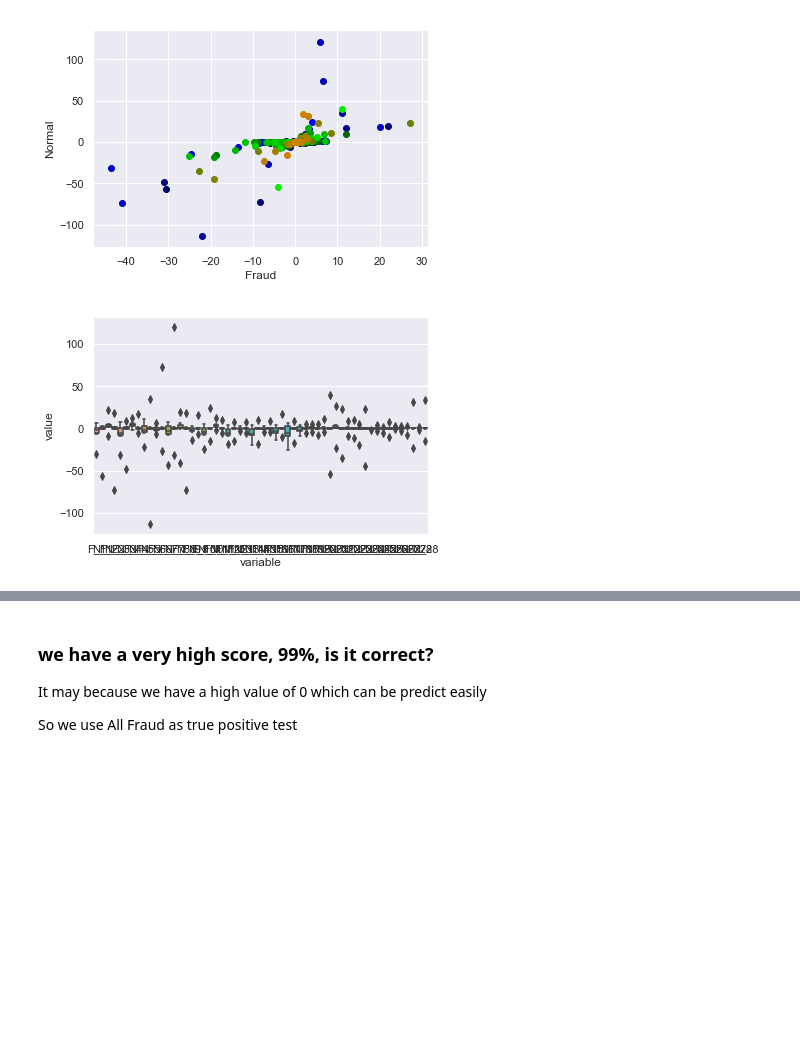
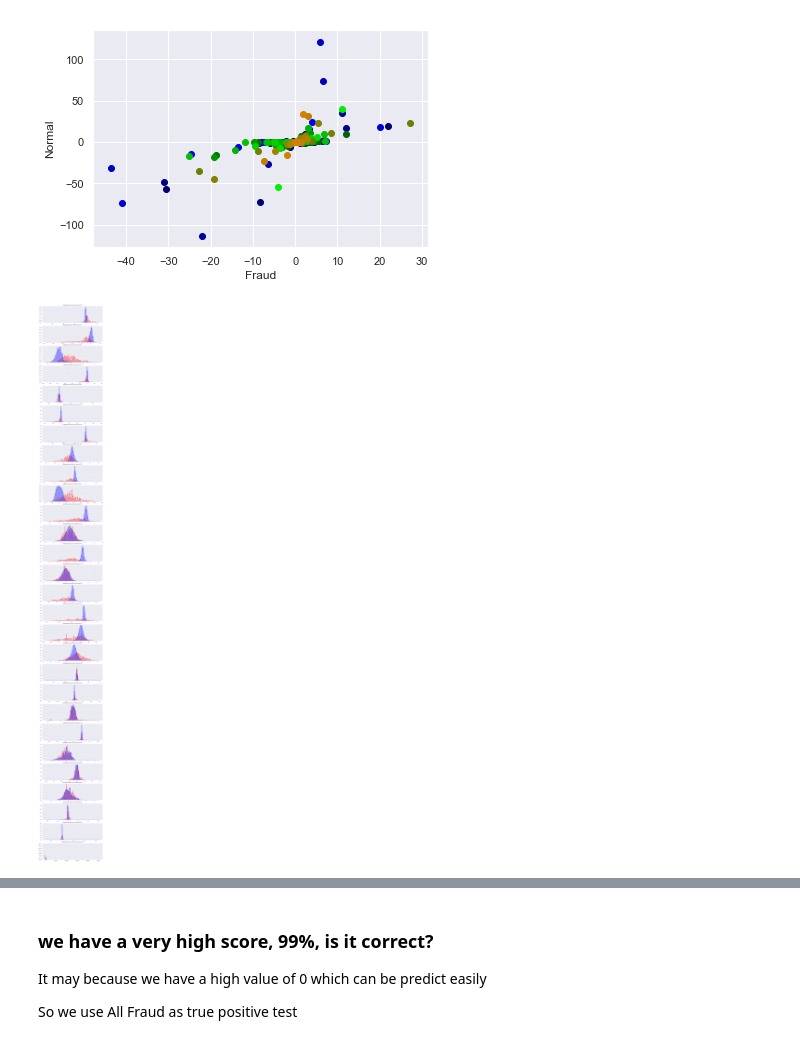
Before and after one commit to wcheungnet/creditCardFaurdDetection, a Jupyter notebook: hw3.ipynb, the cells around one changed output, grey strips where cells are left out. Drawn from its saved outputs; the diff is of its cells as text; code cells hidden in the pictures; blank space fills up the shorter version.

```diff
--- a/hw3.ipynb
+++ b/hw3.ipynb
@@ -109,11 +111,20 @@ plt.ylabel('Normal')
 plt.show()
 # %% [output]
 [figure]
-# %%
-sns.boxplot(x = "variable",y = "value", data=pd.melt(myPD))
-plt.show()
-# %% [output]
-[figure, removed]
+# %%
+bins = 50
+plt.figure(figsize=(12,28*4))
+gs = gridspec.GridSpec(28, 1)
+Vfeatures = transactions.iloc[:,1:29].columns
+for i, V in enumerate(transactions[Vfeatures]):
+    ax = plt.subplot(gs[i])
+    sns.distplot(transactions[V][transactions.Class == 1], bins = bins, norm_hist = True, color = 'red')
+    sns.distplot(transactions[V][transactions.Class == 0], bins = bins, norm_hist = True, color = 'blue')
+    ax.set_xlabel('')
+    ax.set_title('distributions (fraud vs not Fraud) of ' + str(V))
+plt.show()
+# %% [output]
+[figure, added]
 # %%
 import seaborn as sns
 
```
Also changed, not shown: parts of 4 cells of this notebook, 1 other file.
